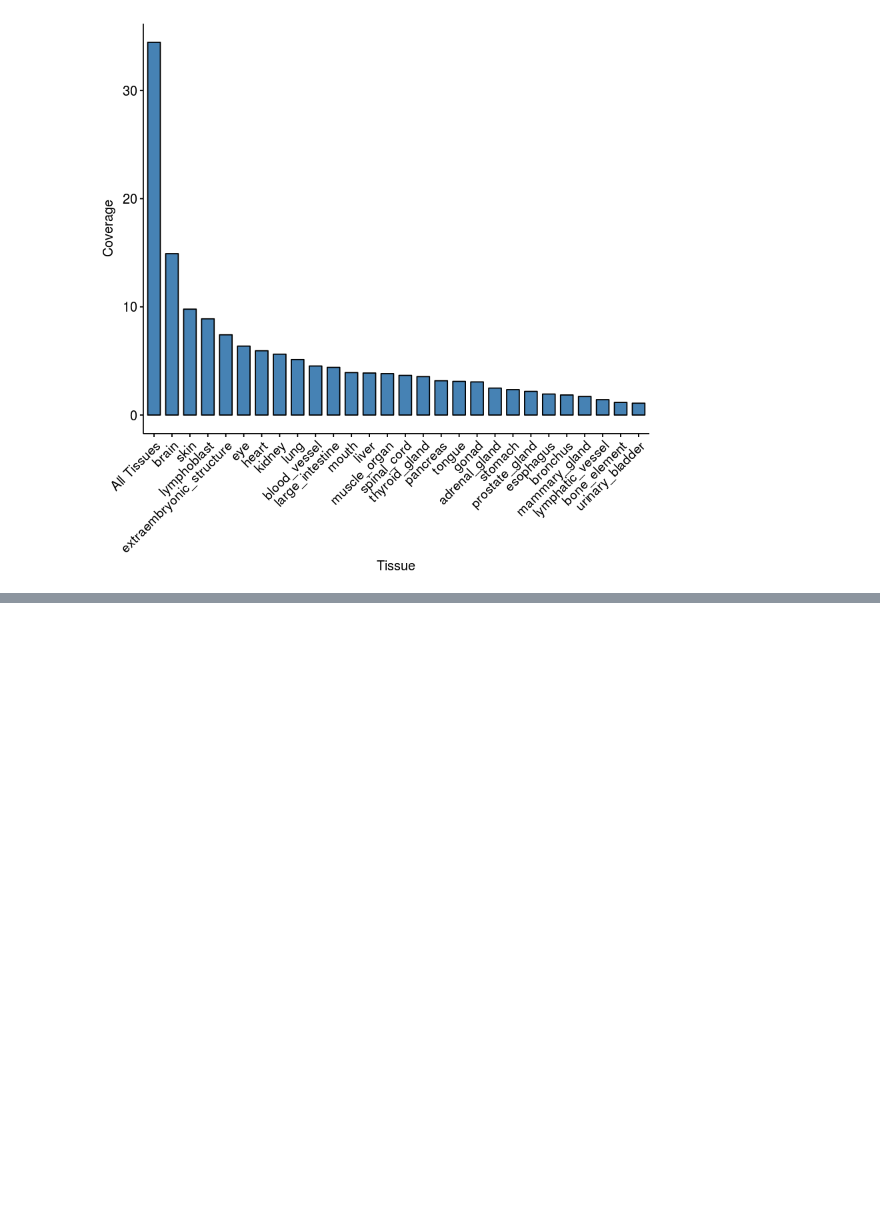
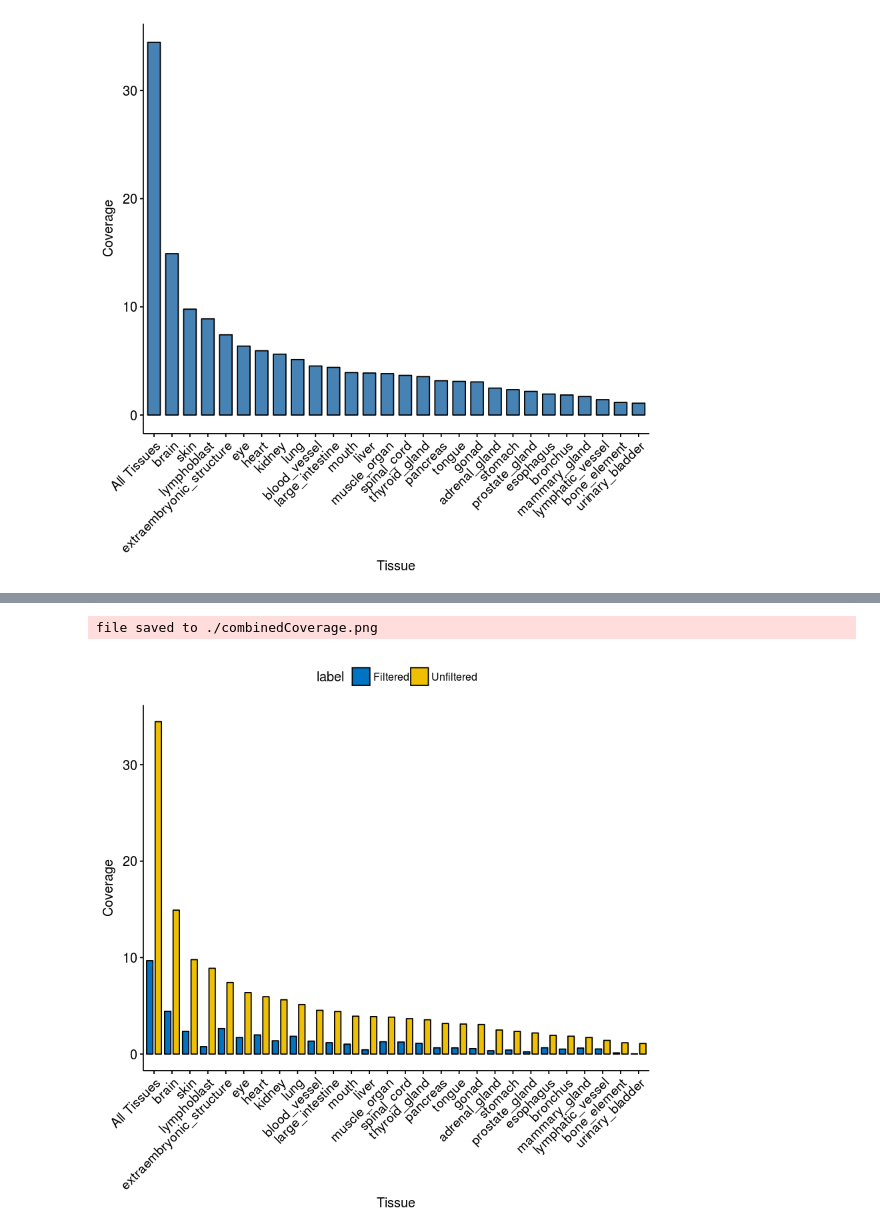
Before and after one commit to PriceLab/BDDS, a Jupyter notebook: footprints/manuscript/Analyze_Footprint_Coverage.ipynb, the cells around one changed output, grey strips where cells are left out. Saved outputs shown, nothing was run; the diff lists cells and outputs as text; code cells hidden in the pictures; blank space fills up the shorter version.

```diff
--- a/footprints/manuscript/Analyze_Footprint_Coverage.ipynb
+++ b/footprints/manuscript/Analyze_Footprint_Coverage.ipynb
@@ -486,0 +574,6 @@ total.coverage
+# %%
+load("./allCoverageWithTotalFiltered.Rdata")
+filtered <- total.coverage
+
+load("./allCoverageWithTotal.Rdata")
+unfiltered <- total.coverage
@@ -486,0 +607,24 @@ total.coverage
+# %%
+# Make a dual plot
+filtered$label <- "Filtered"
+filtered <- filtered %>% arrange(desc(Coverage))
+unfiltered$label <- "Unfiltered"
+unfiltered <- unfiltered %>% arrange(desc(Coverage))
+
+both.data <- unfiltered %>% bind_rows(filtered)
+
+# Plot it
+both.data %>% ggbarplot(x = "Tissue",
+                        y = "Coverage",
+                        position = position_dodge(), # stack bars next to each other
+                        fill = "label",
+                        palette = "jco",
+                        x.text.angle = 45) -> combined.coverage.plot
+
+# Save it
+combined.coverage.plot %>% ggexport(filename = "./combinedCoverage.png")
+
+combined.coverage.plot
+# %% [output]
+file saved to ./combinedCoverage.png
+[figure, added]
```
Also changed, not shown: parts of 18 cells of this notebook, 4 other files.
